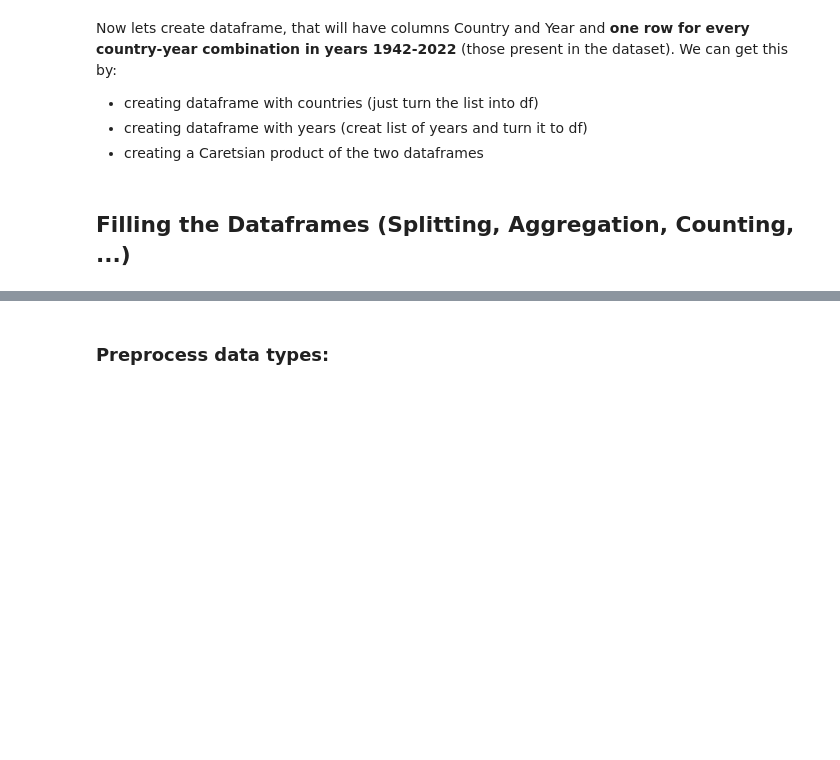
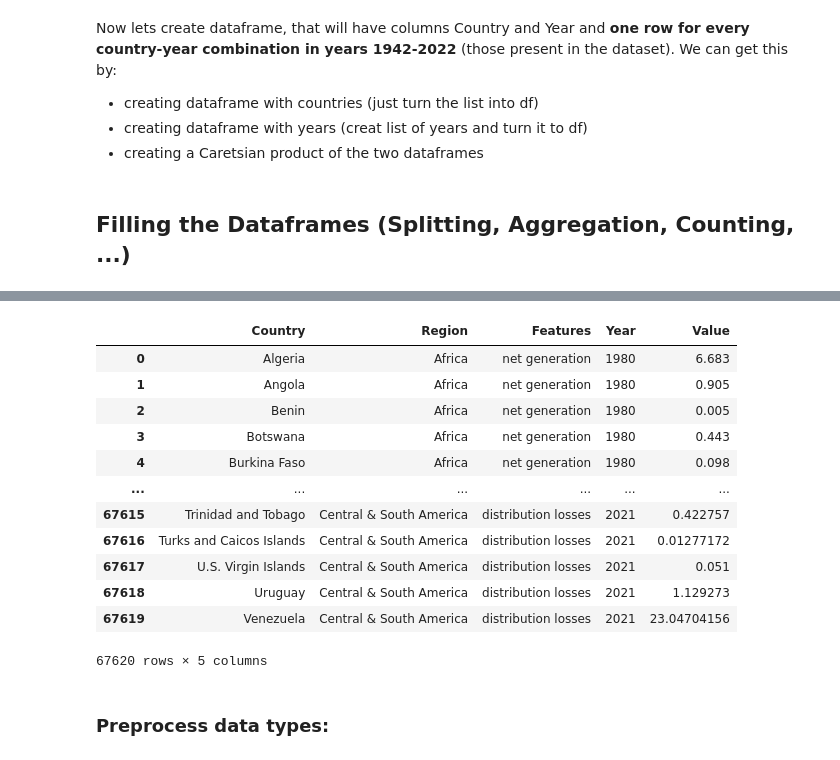
Before and after one commit to czFIRE/Visualisation_Energy_Statistics, a Jupyter notebook: project.ipynb, the cells around one changed output, grey strips where cells are left out. Cells and saved outputs as stored; diff of their text form; code cells hidden in the pictures; blank space fills up the shorter version.

```diff
--- a/project.ipynb
+++ b/project.ipynb
@@ -71,9 +117,23 @@ melted_df
 # %%
 # Step 4: Rename the columns
 melted_df.columns = ['Country', 'Region', 'Features', 'Year', 'Value']
 
 # Now 'melted_df' should have the desired transposed format
-print(melted_df)
+melted_df
+# %% [output]
+|  | Country | Region | Features | Year | Value |
+| 0 | Algeria | Africa | net generation | 1980 | 6.683 |
+| 1 | Angola | Africa | net generation | 1980 | 0.905 |
+| 2 | Benin | Africa | net generation | 1980 | 0.005 |
+| 3 | Botswana | Africa | net generation | 1980 | 0.443 |
+| 4 | Burkina Faso | Africa | net generation | 1980 | 0.098 |
+| ... | ... | ... | ... | ... | ... |
+| 67615 | Trinidad and Tobago | Central & South America | distribution losses | 2021 | 0.422757 |
+| 67616 | Turks and Caicos Islands | Central & South America | distribution losses | 2021 | 0.01277172 |
+| 67617 | U.S. Virgin Islands | Central & South America | distribution losses | 2021 | 0.051 |
+| 67618 | Uruguay | Central & South America | distribution losses | 2021 | 1.129273 |
+| 67619 | Venezuela | Central & South America | distribution losses | 2021 | 23.04704156 |
+67620 rows × 5 columns
 # %% [markdown]
 ### Preprocess data types:
 # %%
```
Also changed, not shown: parts of 14 cells of this notebook.
